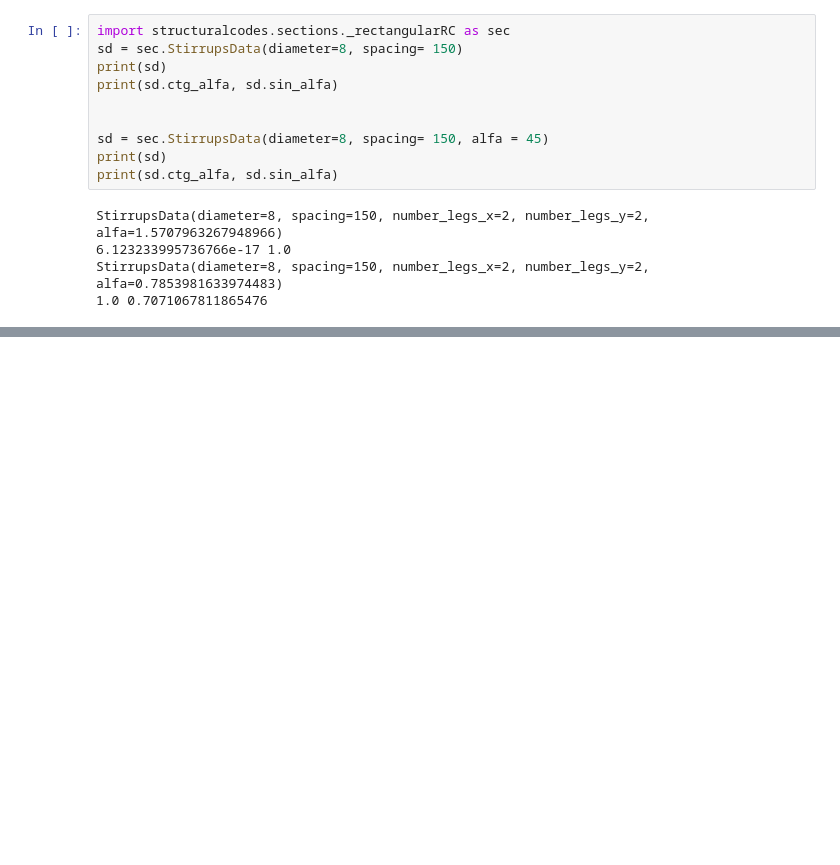
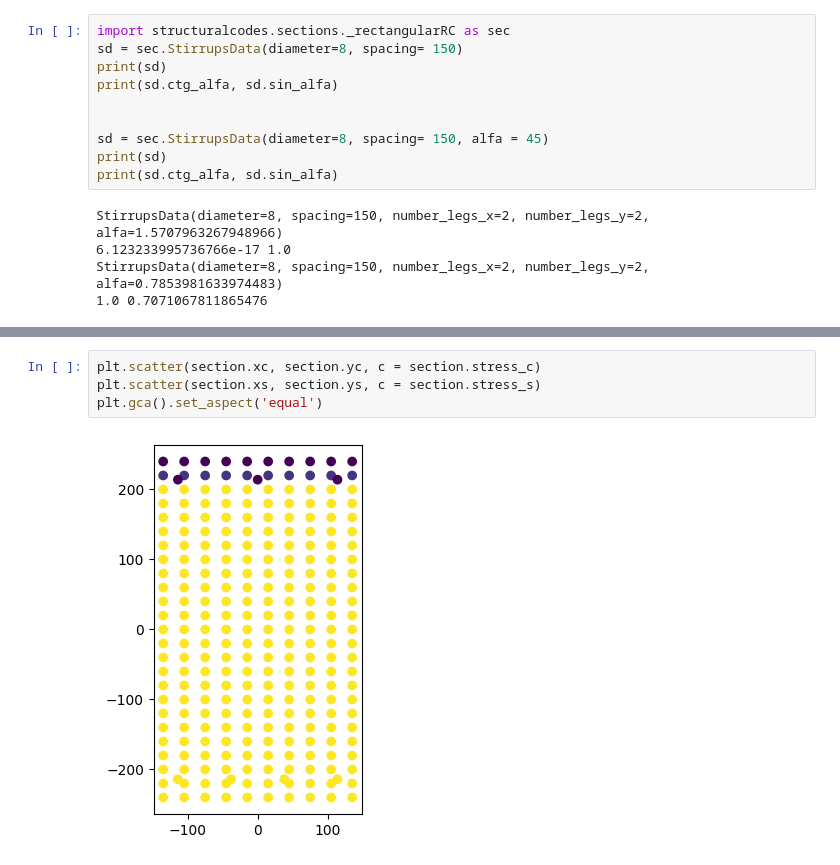
Before and after one commit to fib-international/structuralcodes, a Jupyter notebook: test.ipynb, the cells around one changed output, grey strips where cells are left out. Drawn from its saved outputs; the diff is of its cells as text; blank space fills up the shorter version.

```diff
--- a/test.ipynb
+++ b/test.ipynb
@@ -117,0 +154,6 @@ a.shape
+# %%
+plt.scatter(section.xc, section.yc, c = section.stress_c)
+plt.scatter(section.xs, section.ys, c = section.stress_s)
+plt.gca().set_aspect('equal')
+# %% [output]
+[figure, added]
```
Also changed, not shown: parts of 7 cells of this notebook, 2 other files.
